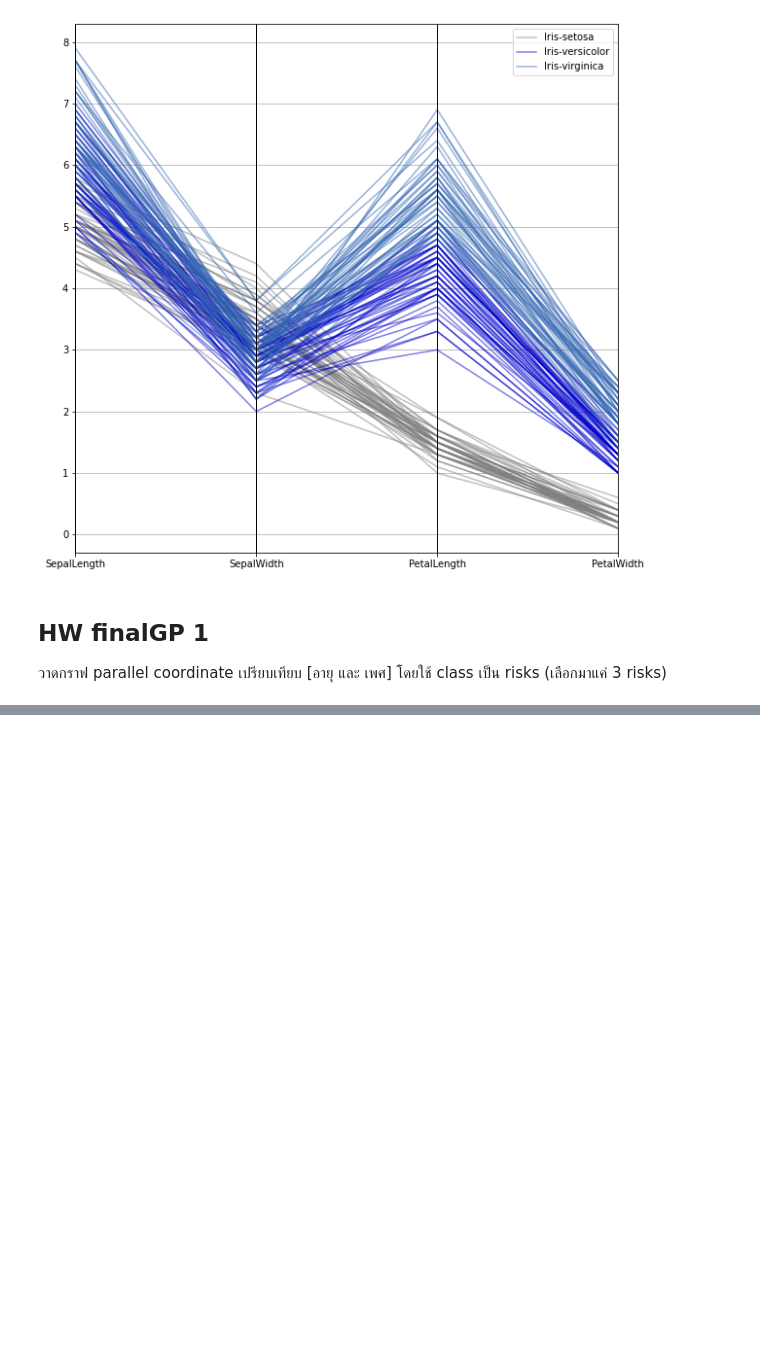
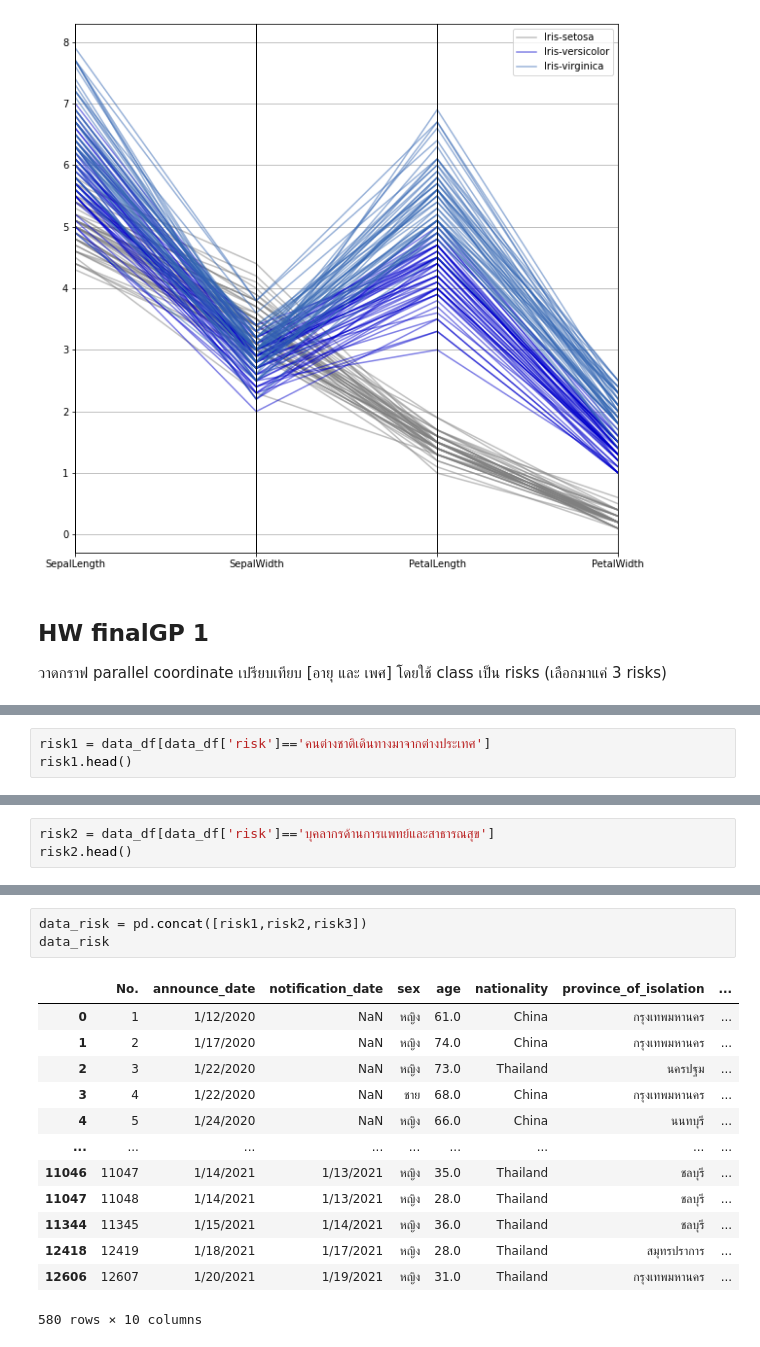
Before and after one commit to UNKOkiss/data_viz_2022, a Jupyter notebook: DataViz01_Table_Data.ipynb, the cells around one changed output, grey strips where cells are left out. Saved outputs shown, nothing was run; the diff lists cells and outputs as text; blank space fills up the shorter version.

```diff
--- a/DataViz01_Table_Data.ipynb
+++ b/DataViz01_Table_Data.ipynb
@@ -142,0 +193,3 @@ pd.plotting.parallel_coordinates(df, 'Name', color=[[0.5,0.5,0.5,0.5],[0,0,0.8,0
+# %%
+risk1 = data_df[data_df['risk']=='คนต่างชาติเดินทางมาจากต่างประเทศ']
+risk1.head()
@@ -142,0 +203,3 @@ pd.plotting.parallel_coordinates(df, 'Name', color=[[0.5,0.5,0.5,0.5],[0,0,0.8,0
+# %%
+risk2 = data_df[data_df['risk']=='บุคลากรด้านการแพทย์และสาธารณสุข']
+risk2.head()
@@ -142,0 +223,17 @@ pd.plotting.parallel_coordinates(df, 'Name', color=[[0.5,0.5,0.5,0.5],[0,0,0.8,0
+# %%
+data_risk = pd.concat([risk1,risk2,risk3])
+data_risk
+# %% [output]
+|  | No. | announce_date | notification_date | sex | age | nationality | province_of_isolation | ... |
+| 0 | 1 | 1/12/2020 | NaN | หญิง | 61.0 | China | กรุงเทพมหานคร | ... |
+| 1 | 2 | 1/17/2020 | NaN | หญิง | 74.0 | China | กรุงเทพมหานคร | ... |
+| 2 | 3 | 1/22/2020 | NaN | หญิง | 73.0 | Thailand | นครปฐม | ... |
+| 3 | 4 | 1/22/2020 | NaN | ชาย | 68.0 | China | กรุงเทพมหานคร | ... |
+| 4 | 5 | 1/24/2020 | NaN | หญิง | 66.0 | China | นนทบุรี | ... |
+| ... | ... | ... | ... | ... | ... | ... | ... | ... |
+| 11046 | 11047 | 1/14/2021 | 1/13/2021 | หญิง | 35.0 | Thailand | ชลบุรี | ... |
+| 11047 | 11048 | 1/14/2021 | 1/13/2021 | หญิง | 28.0 | Thailand | ชลบุรี | ... |
+| 11344 | 11345 | 1/15/2021 | 1/14/2021 | หญิง | 36.0 | Thailand | ชลบุรี | ... |
+| 12418 | 12419 | 1/18/2021 | 1/17/2021 | หญิง | 28.0 | Thailand | สมุทรปราการ | ... |
+| 12606 | 12607 | 1/20/2021 | 1/19/2021 | หญิง | 31.0 | Thailand | กรุงเทพมหานคร | ... |
+580 rows × 10 columns
```
Also changed, not shown: parts of 28 cells of this notebook.
